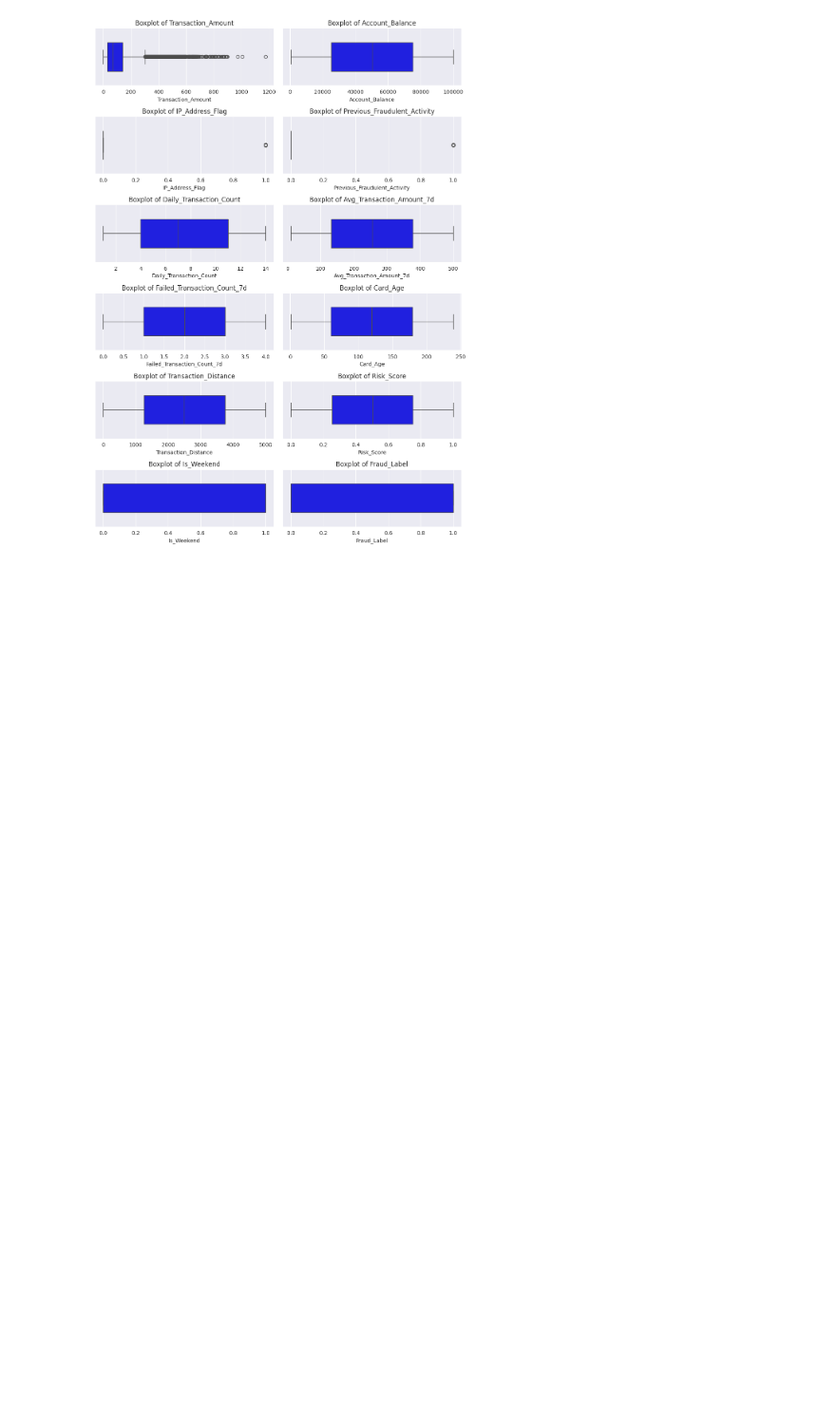
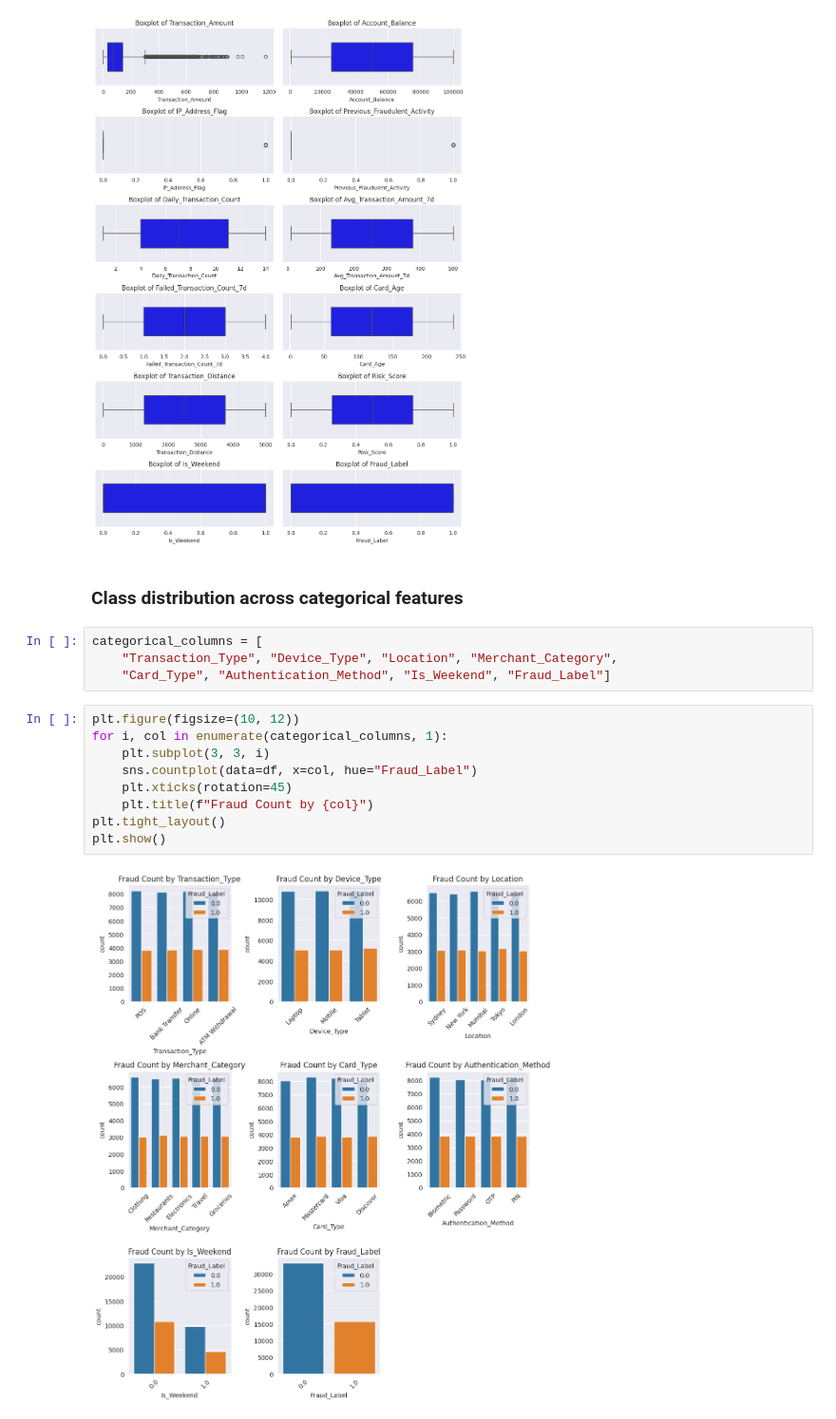
Before and after one commit to Farazmghm/Portfolio, a Jupyter notebook: Credit_card_fraud_detection.ipynb, the cells around one changed output. Shown at 95% size. Drawn from its saved outputs; the diff is of its cells as text; blank space fills up the shorter version.

Commit message:
categorical

```diff
--- a/Credit_card_fraud_detection.ipynb
+++ b/Credit_card_fraud_detection.ipynb
@@ -272,3 +272,20 @@ def plot_numeric_boxplots(df):
 plot_numeric_boxplots(df)
 # %% [output]
 [figure]
+# %% [markdown]
+### Class distribution across categorical features
+# %%
+categorical_columns = [
+    "Transaction_Type", "Device_Type", "Location", "Merchant_Category",
+    "Card_Type", "Authentication_Method", "Is_Weekend", "Fraud_Label"]
+# %%
+plt.figure(figsize=(10, 12))
+for i, col in enumerate(categorical_columns, 1):
+    plt.subplot(3, 3, i)
+    sns.countplot(data=df, x=col, hue="Fraud_Label")
+    plt.xticks(rotation=45)
+    plt.title(f"Fraud Count by {col}")
+plt.tight_layout()
+plt.show()
+# %% [output]
+[figure, added]
```
